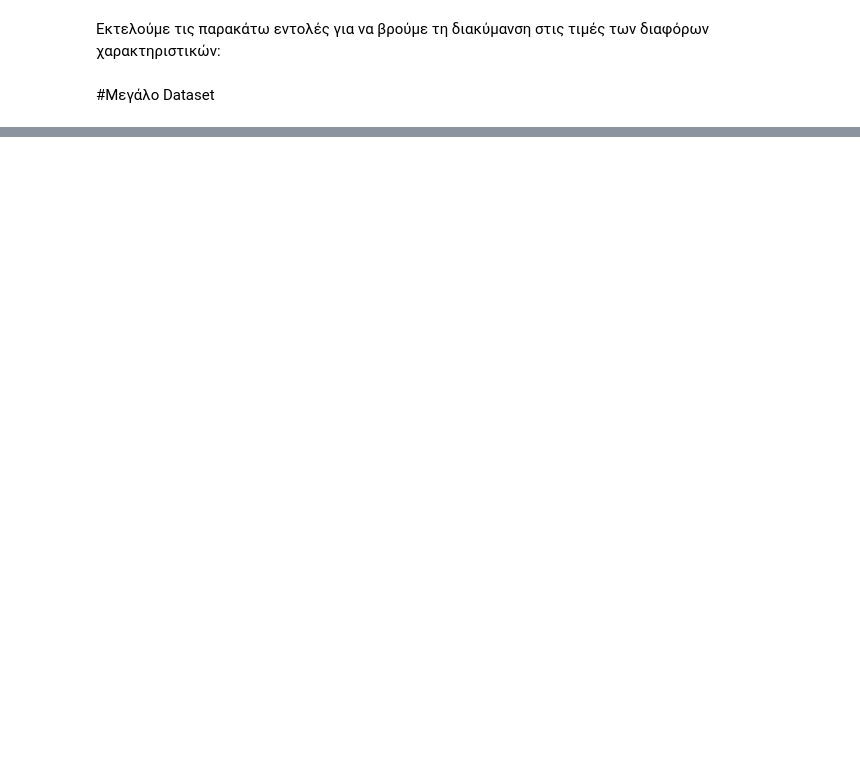
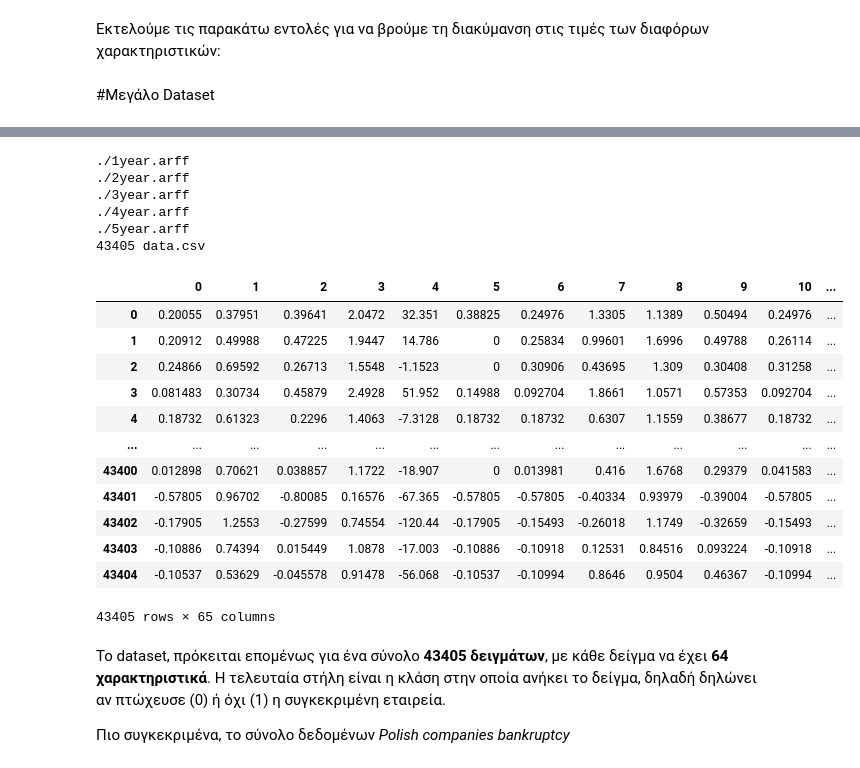
Before and after one commit to jkalogero/Neural-Networks, a Jupyter notebook: Lab_1/Lab_1.ipynb, the cells around one changed output, grey strips where cells are left out. Drawn from its saved outputs; the diff is of its cells as text; code cells hidden in the pictures; blank space fills up the shorter version.

Commit message:
Download, edit and concatenate Big Dataset.

```diff
--- a/Lab_1/Lab_1.ipynb
+++ b/Lab_1/Lab_1.ipynb
@@ -974,0 +997,38 @@ Optimized  0.565217  0.840580  0.855072
+# %%
+%%shell
+truncate -s 0 data.csv  #create or empty the data.csv file
+for file in ./*.arff    #for every .arff file in the current directory
+do
+    echo ${file}        #print file name for checking the progress purposes
+    cat ${file} | grep -ve "^@\|^%" | grep -v "^[[:space:]]*$" >> data.csv  #print the lines with the samples in the end of data.csv file
+done
+wc -l data.csv          #check the length of the final file
+# %% [output]
+./1year.arff
+./2year.arff
+./3year.arff
+./4year.arff
+./5year.arff
+43405 data.csv
+# %%
+df = pd.read_csv("data.csv", header=None)
+# print df
+df
+# %% [output]
+|  | 0 | 1 | 2 | 3 | 4 | 5 | 6 | 7 | 8 | 9 | 10 | ... |
+| 0 | 0.20055 | 0.37951 | 0.39641 | 2.0472 | 32.351 | 0.38825 | 0.24976 | 1.3305 | 1.1389 | 0.50494 | 0.24976 | ... |
+| 1 | 0.20912 | 0.49988 | 0.47225 | 1.9447 | 14.786 | 0 | 0.25834 | 0.99601 | 1.6996 | 0.49788 | 0.26114 | ... |
+| 2 | 0.24866 | 0.69592 | 0.26713 | 1.5548 | -1.1523 | 0 | 0.30906 | 0.43695 | 1.309 | 0.30408 | 0.31258 | ... |
+| 3 | 0.081483 | 0.30734 | 0.45879 | 2.4928 | 51.952 | 0.14988 | 0.092704 | 1.8661 | 1.0571 | 0.57353 | 0.092704 | ... |
+| 4 | 0.18732 | 0.61323 | 0.2296 | 1.4063 | -7.3128 | 0.18732 | 0.18732 | 0.6307 | 1.1559 | 0.38677 | 0.18732 | ... |
+| ... | ... | ... | ... | ... | ... | ... | ... | ... | ... | ... | ... | ... |
+| 43400 | 0.012898 | 0.70621 | 0.038857 | 1.1722 | -18.907 | 0 | 0.013981 | 0.416 | 1.6768 | 0.29379 | 0.041583 | ... |
+| 43401 | -0.57805 | 0.96702 | -0.80085 | 0.16576 | -67.365 | -0.57805 | -0.57805 | -0.40334 | 0.93979 | -0.39004 | -0.57805 | ... |
+| 43402 | -0.17905 | 1.2553 | -0.27599 | 0.74554 | -120.44 | -0.17905 | -0.15493 | -0.26018 | 1.1749 | -0.32659 | -0.15493 | ... |
+| 43403 | -0.10886 | 0.74394 | 0.015449 | 1.0878 | -17.003 | -0.10886 | -0.10918 | 0.12531 | 0.84516 | 0.093224 | -0.10918 | ... |
+| 43404 | -0.10537 | 0.53629 | -0.045578 | 0.91478 | -56.068 | -0.10537 | -0.10994 | 0.8646 | 0.9504 | 0.46367 | -0.10994 | ... |
+43405 rows × 65 columns
+# %% [markdown]
+Το dataset, πρόκειται επομένως για ένα σύνολο **43405 δειγμάτων**, με κάθε δείγμα να έχει **64 χαρακτηριστικά**. Η τελευταία στήλη είναι η κλάση στην οποία ανήκει το δείγμα, δηλαδή δηλώνει αν πτώχευσε (0) ή όχι (1) η συγκεκριμένη εταιρεία.
+
+Πιο συγκεκριμένα, το σύνολο δεδομένων *Polish companies bankruptcy*
```
Also changed, not shown: parts of 26 cells of this notebook.
